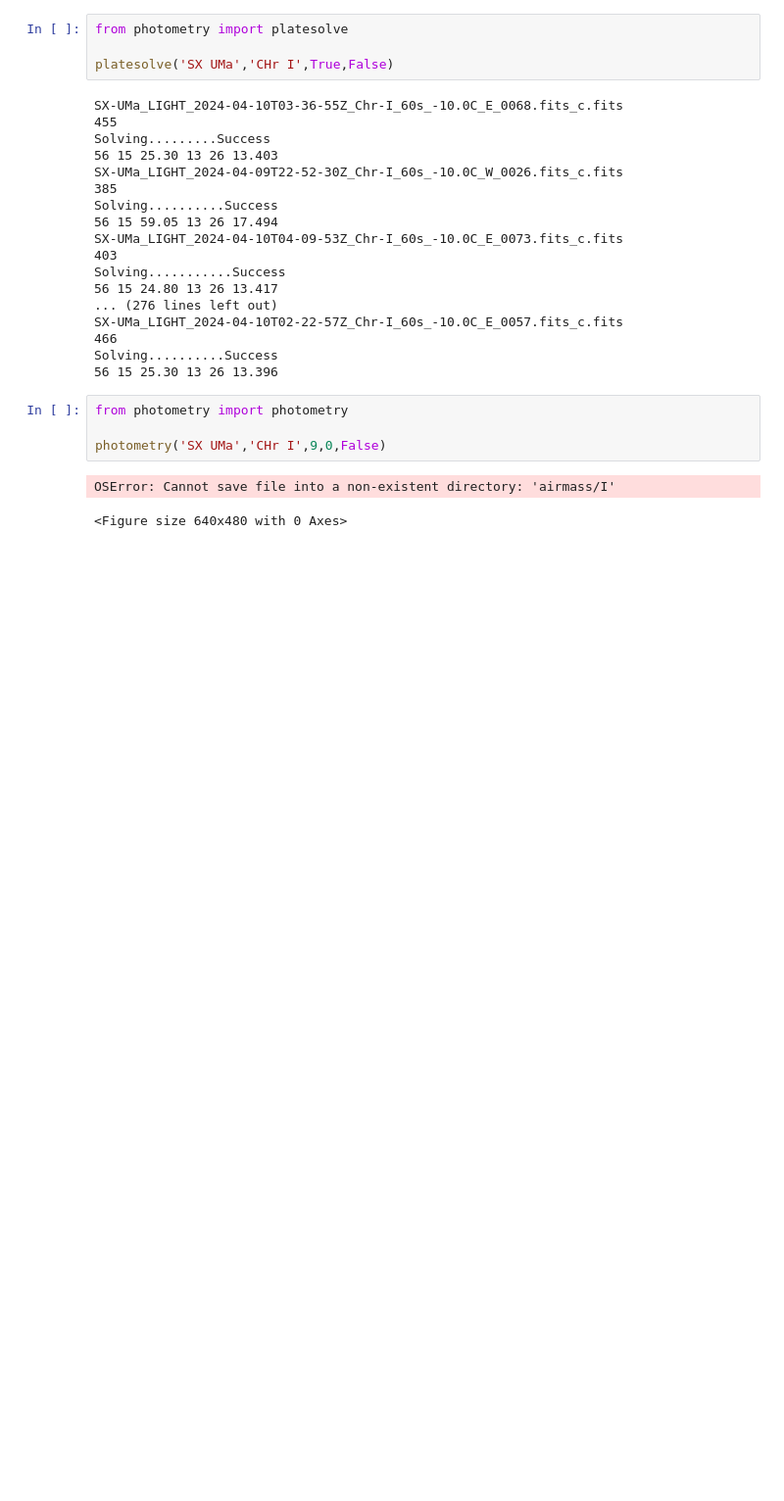
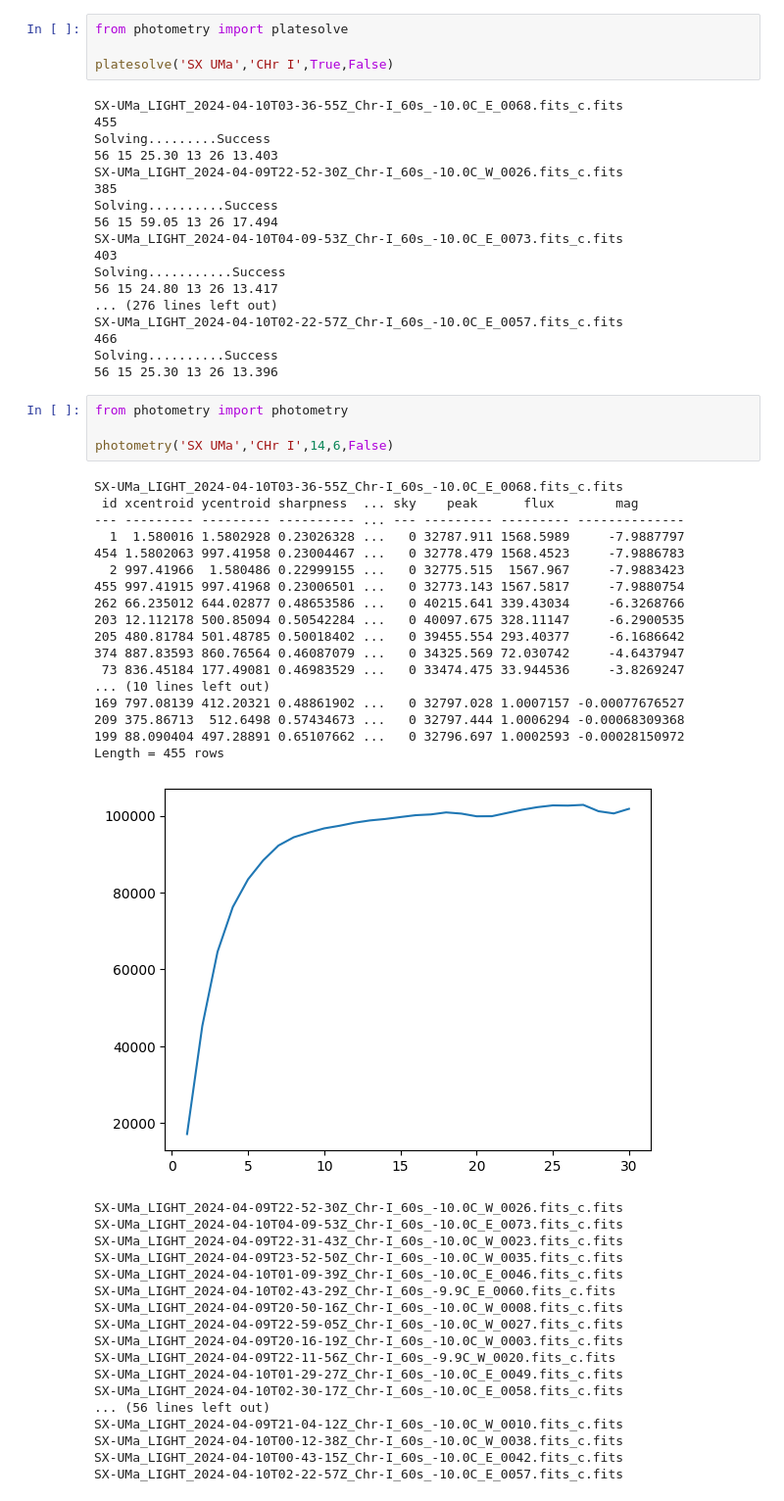
Before and after one commit to lewismcnish/Astronomy, a Jupyter notebook: Year_3/air_mass_plots.ipynb, the cells around one changed output. Shown: that part at 98% size. Cells and saved outputs as stored; diff of their text form; blank space fills up the shorter version.

Commit message:
saved lightcurve as pdf

```diff
--- a/Year_3/air_mass_plots.ipynb
+++ b/Year_3/air_mass_plots.ipynb
@@ -82,7 +82,40 @@ Solving..........Success
 # %%
 from photometry import photometry
 
-photometry('SX UMa','CHr I',9,0,False)
+photometry('SX UMa','CHr I',14,6,False)
 # %% [output]
-OSError: Cannot save file into a non-existent directory: 'airmass/I'
+SX-UMa_LIGHT_2024-04-10T03-36-55Z_Chr-I_60s_-10.0C_E_0068.fits_c.fits
+ id xcentroid ycentroid sharpness  ... sky    peak      flux        mag
+--- --------- --------- ---------- ... --- --------- --------- --------------
+  1  1.580016 1.5802928 0.23026328 ...   0 32787.911 1568.5989     -7.9887797
+454 1.5802063 997.41958 0.23004467 ...   0 32778.479 1568.4523     -7.9886783
+  2 997.41966  1.580486 0.22999155 ...   0 32775.515  1567.967     -7.9883423
+455 997.41915 997.41968 0.23006501 ...   0 32773.143 1567.5817     -7.9880754
+262 66.235012 644.02877 0.48653586 ...   0 40215.641 339.43034     -6.3268766
+203 12.112178 500.85094 0.50542284 ...   0 40097.675 328.11147     -6.2900535
+205 480.81784 501.48785 0.50018402 ...   0 39455.554 293.40377     -6.1686642
+374 887.83593 860.76564 0.46087079 ...   0 34325.569 72.030742     -4.6437947
+ 73 836.45184 177.49081 0.46983529 ...   0 33474.475 33.944536     -3.8269247
+... (10 lines left out)
+169 797.08139 412.20321 0.48861902 ...   0 32797.028 1.0007157 -0.00077676527
+209 375.86713  512.6498 0.57434673 ...   0 32797.444 1.0006294 -0.00068309368
+199 88.090404 497.28891 0.65107662 ...   0 32796.697 1.0002593 -0.00028150972
+Length = 455 rows
+[figure, added]
-<Figure size 640x480 with 0 Axes>
+SX-UMa_LIGHT_2024-04-09T22-52-30Z_Chr-I_60s_-10.0C_W_0026.fits_c.fits
+SX-UMa_LIGHT_2024-04-10T04-09-53Z_Chr-I_60s_-10.0C_E_0073.fits_c.fits
+SX-UMa_LIGHT_2024-04-09T22-31-43Z_Chr-I_60s_-10.0C_W_0023.fits_c.fits
+SX-UMa_LIGHT_2024-04-09T23-52-50Z_Chr-I_60s_-10.0C_W_0035.fits_c.fits
+SX-UMa_LIGHT_2024-04-10T01-09-39Z_Chr-I_60s_-10.0C_E_0046.fits_c.fits
+SX-UMa_LIGHT_2024-04-10T02-43-29Z_Chr-I_60s_-9.9C_E_0060.fits_c.fits
+SX-UMa_LIGHT_2024-04-09T20-50-16Z_Chr-I_60s_-10.0C_W_0008.fits_c.fits
+SX-UMa_LIGHT_2024-04-09T22-59-05Z_Chr-I_60s_-10.0C_W_0027.fits_c.fits
+SX-UMa_LIGHT_2024-04-09T20-16-19Z_Chr-I_60s_-10.0C_W_0003.fits_c.fits
+SX-UMa_LIGHT_2024-04-09T22-11-56Z_Chr-I_60s_-9.9C_W_0020.fits_c.fits
+SX-UMa_LIGHT_2024-04-10T01-29-27Z_Chr-I_60s_-10.0C_E_0049.fits_c.fits
+SX-UMa_LIGHT_2024-04-10T02-30-17Z_Chr-I_60s_-10.0C_E_0058.fits_c.fits
+... (56 lines left out)
+SX-UMa_LIGHT_2024-04-09T21-04-12Z_Chr-I_60s_-10.0C_W_0010.fits_c.fits
+SX-UMa_LIGHT_2024-04-10T00-12-38Z_Chr-I_60s_-10.0C_W_0038.fits_c.fits
+SX-UMa_LIGHT_2024-04-10T00-43-15Z_Chr-I_60s_-10.0C_E_0042.fits_c.fits
+SX-UMa_LIGHT_2024-04-10T02-22-57Z_Chr-I_60s_-10.0C_E_0057.fits_c.fits
```
Also changed, not shown: parts of 2 cells of this notebook, 13 other files.
